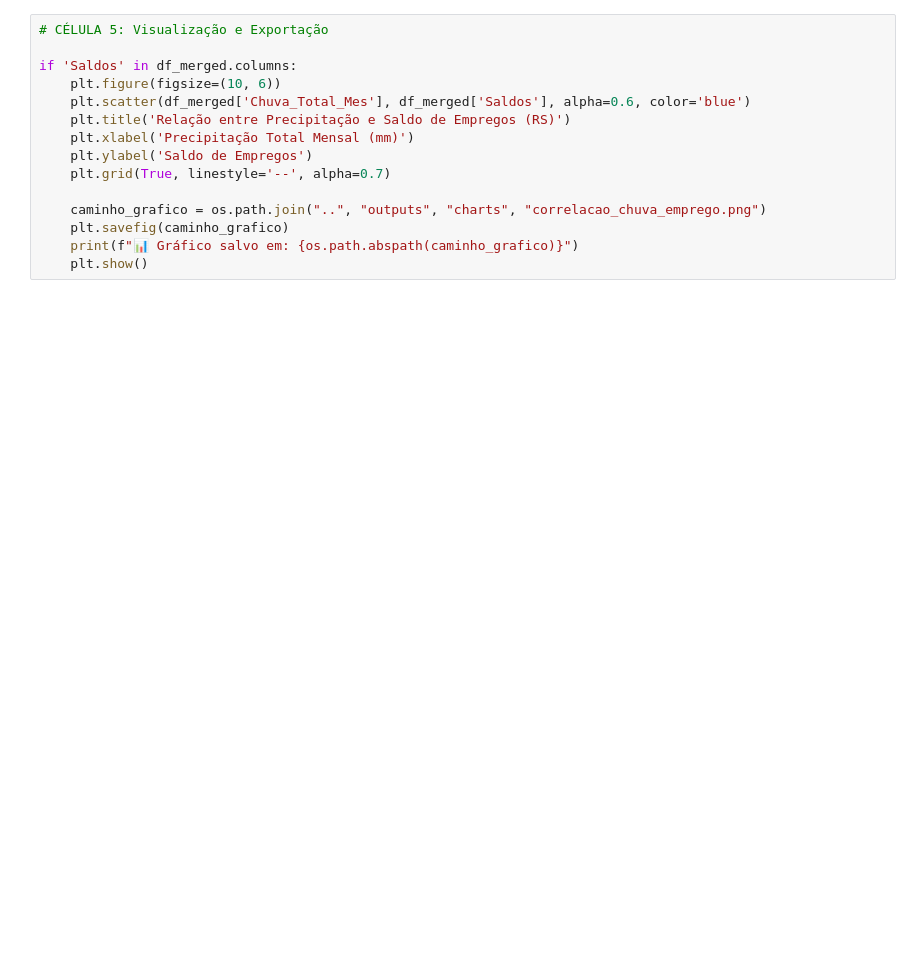
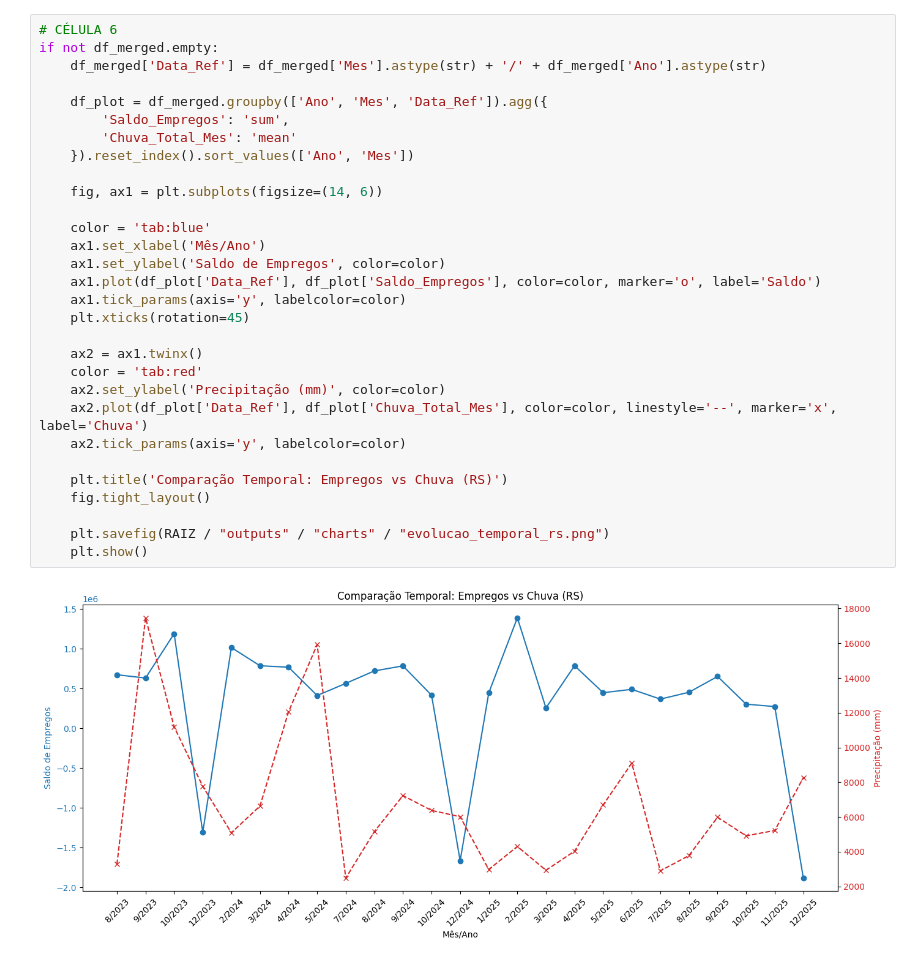
Before and after one commit to rs-impact-lab/rs-impact, a Jupyter notebook: notebooks/03_merge_e_correlacao.ipynb, the cells around one changed output. Saved outputs shown, nothing was run; the diff lists cells and outputs as text; blank space fills up the shorter version.

```diff
--- a/notebooks/03_merge_e_correlacao.ipynb
+++ b/notebooks/03_merge_e_correlacao.ipynb
@@ -62,15 +158,32 @@ else:
 # %%
-# CÉLULA 5: Visualização e Exportação
+# CÉLULA 6
+if not df_merged.empty:
+    df_merged['Data_Ref'] = df_merged['Mes'].astype(str) + '/' + df_merged['Ano'].astype(str)
 
-if 'Saldos' in df_merged.columns:
-    plt.figure(figsize=(10, 6))
-    plt.scatter(df_merged['Chuva_Total_Mes'], df_merged['Saldos'], alpha=0.6, color='blue')
-    plt.title('Relação entre Precipitação e Saldo de Empregos (RS)')
-    plt.xlabel('Precipitação Total Mensal (mm)')
-    plt.ylabel('Saldo de Empregos')
-    plt.grid(True, linestyle='--', alpha=0.7)
+    df_plot = df_merged.groupby(['Ano', 'Mes', 'Data_Ref']).agg({
+        'Saldo_Empregos': 'sum',
+        'Chuva_Total_Mes': 'mean'
+    }).reset_index().sort_values(['Ano', 'Mes'])
 
-    caminho_grafico = os.path.join("..", "outputs", "charts", "correlacao_chuva_emprego.png")
-    plt.savefig(caminho_grafico)
-    print(f"📊 Gráfico salvo em: {os.path.abspath(caminho_grafico)}")
+    fig, ax1 = plt.subplots(figsize=(14, 6))
+
+    color = 'tab:blue'
+    ax1.set_xlabel('Mês/Ano')
+    ax1.set_ylabel('Saldo de Empregos', color=color)
+    ax1.plot(df_plot['Data_Ref'], df_plot['Saldo_Empregos'], color=color, marker='o', label='Saldo')
+    ax1.tick_params(axis='y', labelcolor=color)
+    plt.xticks(rotation=45)
+
+    ax2 = ax1.twinx()
+    color = 'tab:red'
+    ax2.set_ylabel('Precipitação (mm)', color=color)
+    ax2.plot(df_plot['Data_Ref'], df_plot['Chuva_Total_Mes'], color=color, linestyle='--', marker='x', label='Chuva')
+    ax2.tick_params(axis='y', labelcolor=color)
+
+    plt.title('Comparação Temporal: Empregos vs Chuva (RS)')
+    fig.tight_layout()
+
+    plt.savefig(RAIZ / "outputs" / "charts" / "evolucao_temporal_rs.png")
     plt.show()
+# %% [output]
+[figure, added]
```
Also changed, not shown: parts of 6 cells of this notebook, 9 other files.
